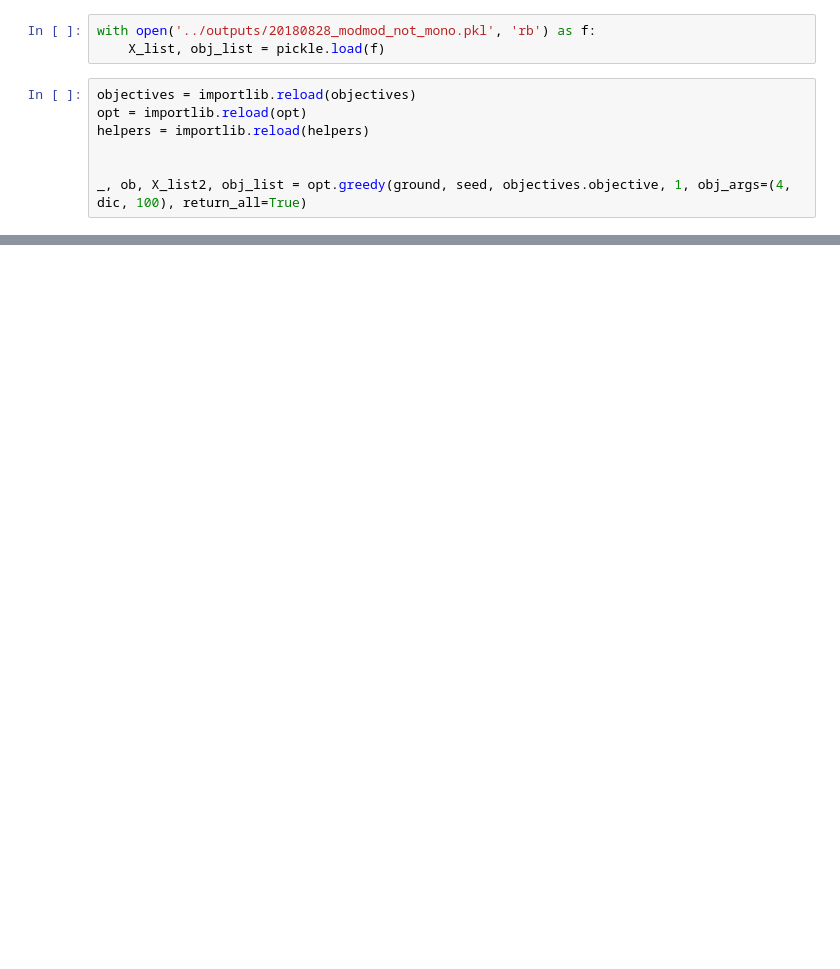
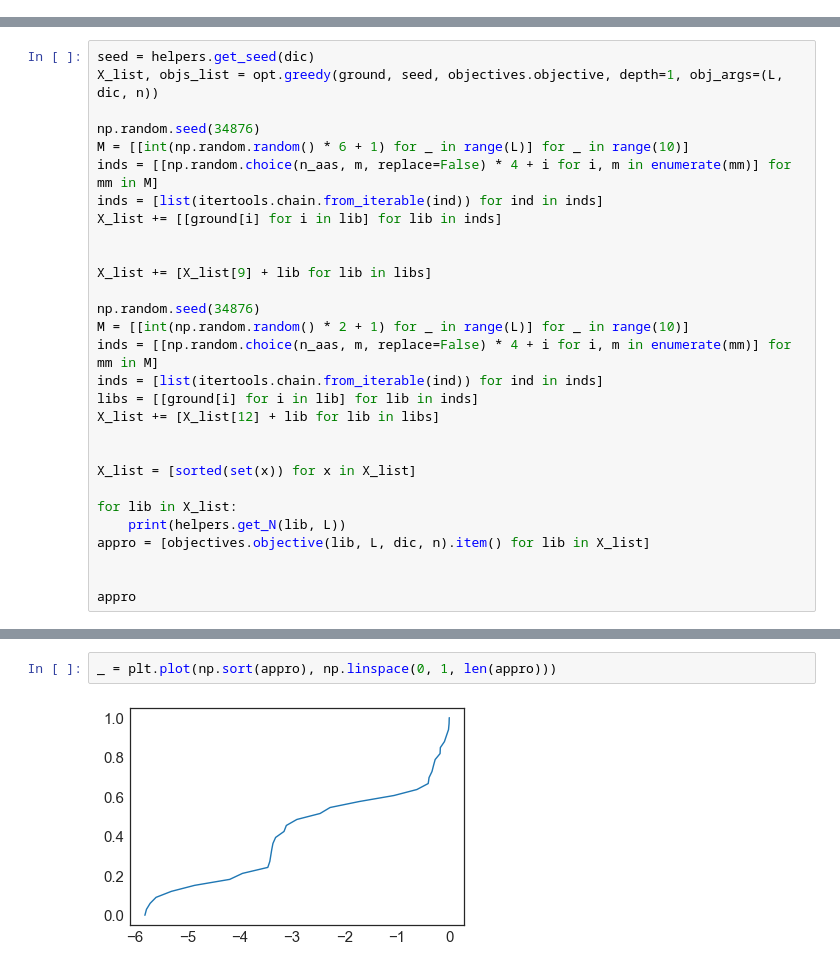
Before and after one commit to yangkky/prob_ssm, a Jupyter notebook: code/plot_objectives.ipynb, the cells around one changed output, grey strips where cells are left out. Saved outputs shown, nothing was run; the diff lists cells and outputs as text; blank space fills up the shorter version.

Commit message:
Implement DS-Opt and greedy variants. Make plots for AIStats submission and preprint.

```diff
--- a/code/plot_objectives.ipynb
+++ b/code/plot_objectives.ipynb
@@ -81,10 +0,0 @@ seed
-# %%
-with open('../outputs/20180828_modmod_not_mono.pkl', 'rb') as f:
-    X_list, obj_list = pickle.load(f)
-# %%
-objectives = importlib.reload(objectives)
-opt = importlib.reload(opt)
-helpers = importlib.reload(helpers)
-
-
-_, ob, X_list2, obj_list = opt.greedy(ground, seed, objectives.objective, 1, obj_args=(4, dic, 100), return_all=True)
@@ -204,0 +83,29 @@ tensor(0.)
+# %%
+seed = helpers.get_seed(dic)
+X_list, objs_list = opt.greedy(ground, seed, objectives.objective, depth=1, obj_args=(L, dic, n))
+
+np.random.seed(34876)
+M = [[int(np.random.random() * 6 + 1) for _ in range(L)] for _ in range(10)]
+inds = [[np.random.choice(n_aas, m, replace=False) * 4 + i for i, m in enumerate(mm)] for mm in M]
+inds = [list(itertools.chain.from_iterable(ind)) for ind in inds]
+X_list += [[ground[i] for i in lib] for lib in inds]
+
+
+X_list += [X_list[9] + lib for lib in libs]
+
+np.random.seed(34876)
+M = [[int(np.random.random() * 2 + 1) for _ in range(L)] for _ in range(10)]
+inds = [[np.random.choice(n_aas, m, replace=False) * 4 + i for i, m in enumerate(mm)] for mm in M]
+inds = [list(itertools.chain.from_iterable(ind)) for ind in inds]
+libs = [[ground[i] for i in lib] for lib in inds]
+X_list += [X_list[12] + lib for lib in libs]
+
+
+X_list = [sorted(set(x)) for x in X_list]
+
+for lib in X_list:
+    print(helpers.get_N(lib, L))
+appro = [objectives.objective(lib, L, dic, n).item() for lib in X_list]
+
+
+appro
@@ -204,0 +147,4 @@ tensor(0.)
+# %%
+_ = plt.plot(np.sort(appro), np.linspace(0, 1, len(appro)))
+# %% [output]
+[figure, added]
```
Also changed, not shown: parts of 36 cells of this notebook, 19 other files.
